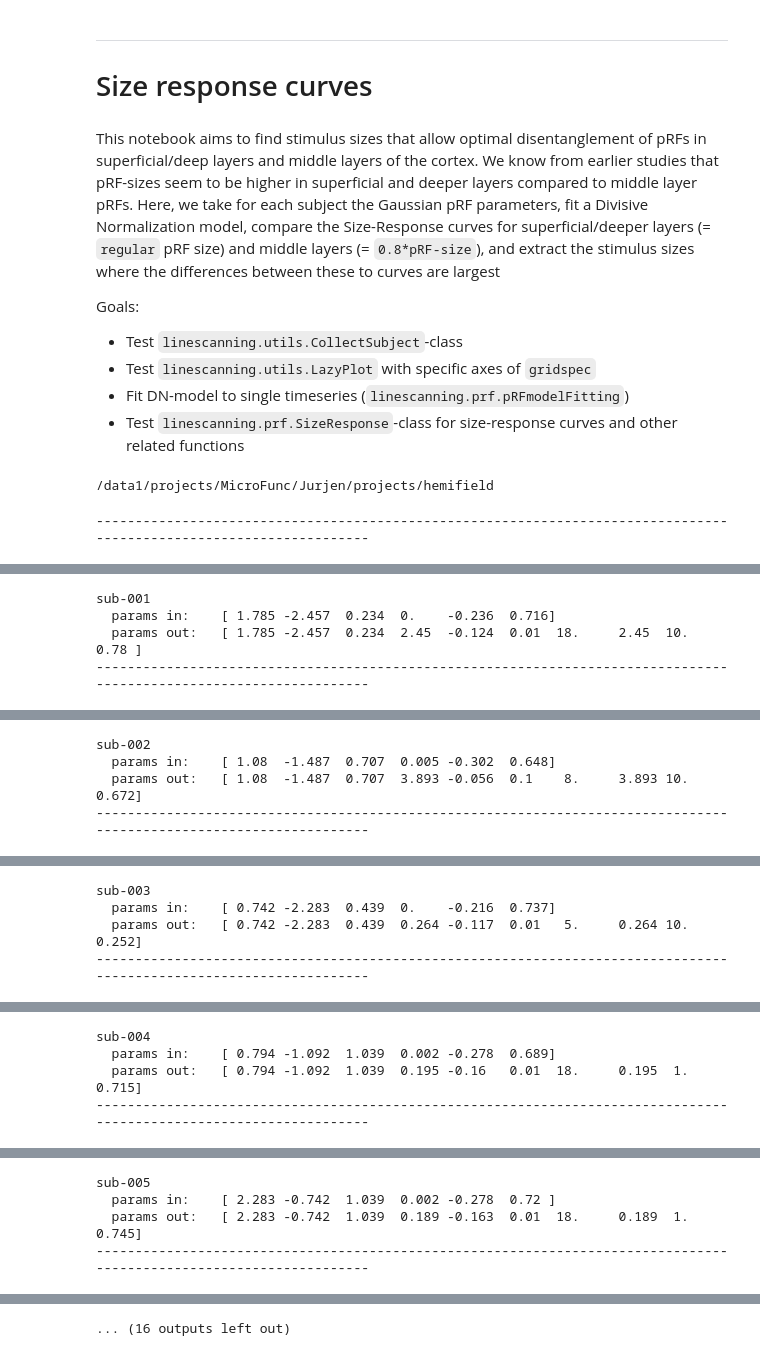
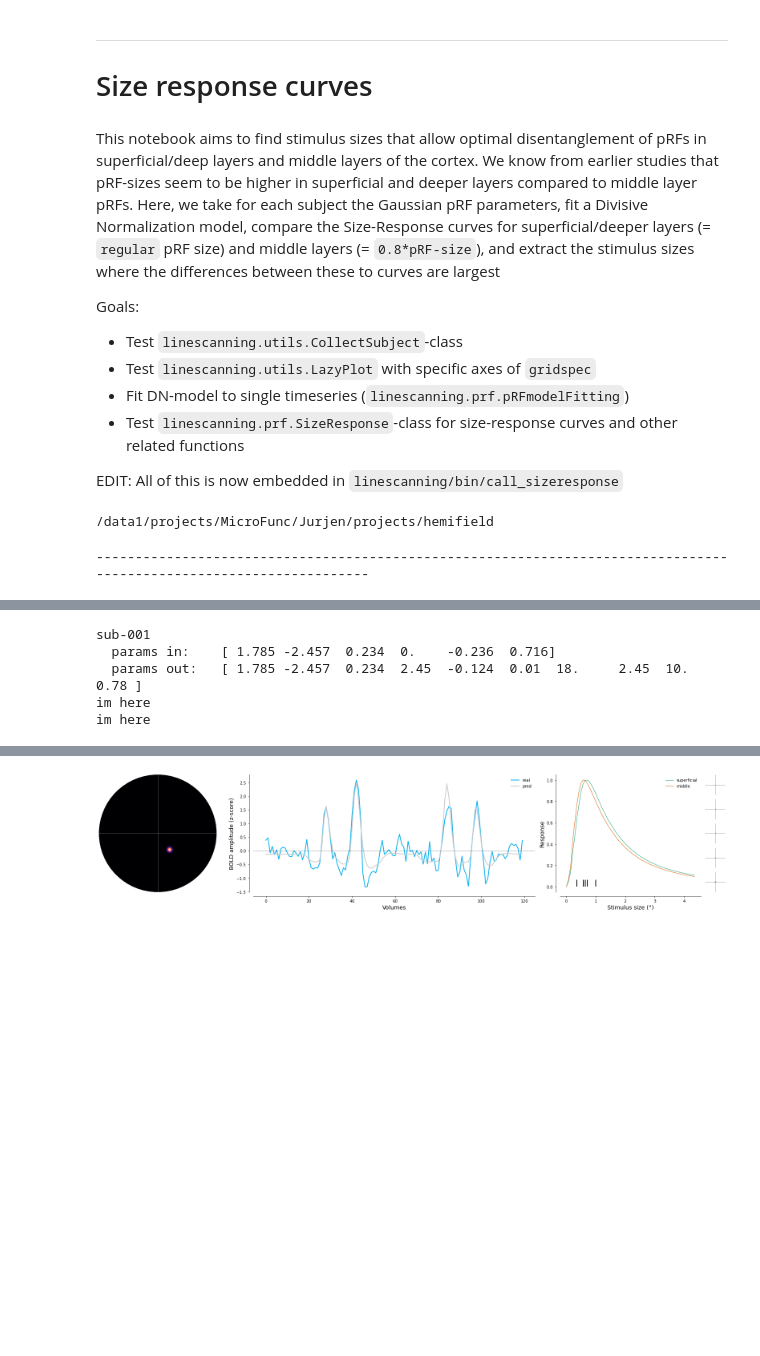
Before and after one commit to spinoza-centre/pRFline, a Jupyter notebook: notebooks/prf_sizeresponse2.ipynb, the cells around one changed output, grey strips where cells are left out. Saved outputs shown, nothing was run; the diff lists cells and outputs as text; code cells hidden in the pictures; blank space fills up the shorter version.

```diff
--- a/notebooks/prf_sizeresponse2.ipynb
+++ b/notebooks/prf_sizeresponse2.ipynb
@@ -9,6 +9,8 @@ Goals:
 - Test `linescanning.utils.LazyPlot` with specific axes of `gridspec`
 - Fit DN-model to single timeseries (`linescanning.prf.pRFmodelFitting`)
 - Test `linescanning.prf.SizeResponse`-class for size-response curves and other related functions
+
+EDIT: All of this is now embedded in `linescanning/bin/call_sizeresponse`
 # %%
 %reload_ext autoreload
 %autoreload 2
@@ -38,7 +36,7 @@ fig_dir = opj(base_dir, 'code', 'figures', 'prf')
 # %%
 # general settings
 subj_list = ['sub-001', 'sub-002', 'sub-003', 'sub-004', 'sub-005', 'sub-006', 'sub-007', 'sub-008', 'sub-009']
-# subj_list = ['sub-003'] #, 'sub-006']
+# subj_list = ['sub-001'] #, 'sub-006']
 hemi = "lh"
 line_width = 2
 
@@ -47,7 +45,7 @@ for idx,subject in enumerate(subj_list):
     print("--------------------------------------------------------------------------------------------------------------------")
 
     prfdir = opj(base_dir, 'derivatives', 'prf', subject, 'ses-1')
-    cxdir = opj(base_dir, 'derivatives', 'prf', subject)
+    cxdir = opj(base_dir, 'derivatives', 'pycortex', subject)
 
     fig = plt.figure(constrained_layout=True, figsize=(30,5))
     gs00 = fig.add_gridspec(1,4, width_ratios=[10,20,10,10])
@@ -66,11 +64,11 @@ for idx,subject in enumerate(subj_list):
     prf.plot_prf(subject_info.prf_array, subject_info.settings['vf_extent'], ax=ax1)
 
     # Get and plot fMRI signal
-    data_fn = utils.get_file_from_substring(f"avg_bold_{hemi_tag}.npy", subject_info.prfdir)
+    data_fn = utils.get_file_from_substring(f"avg_bold_{hemi_tag}.npy", subject_info.prf_dir)
     if data_fn != None:
         data = np.load(data_fn)[...,subject_info.return_target_vertex(hemi=hemi)]
     else:
-        raise ValueError(f"Could not find file with '{hemi_tag}.npy' in {prfdir}")
+        raise ValueError(f"Could not find file with '{hemi_tag}.npy' in {subject_info.prf_dir}")
 
     # do DN-model fit
     # define model
@@ -87,7 +85,7 @@ for idx,subject in enumerate(subj_list):
                                       stage="grid",
                                       old_params=insert_params,
                                       verbose=False,
-                                      output_dir=subject_info.prfdir,
+                                      output_dir=subject_info.prf_dir,
                                       nr_jobs=1)
 
         # fit
@@ -154,4 +152,5 @@ for idx,subject in enumerate(subj_list):
 sub-001
   params in:    [ 1.785 -2.457  0.234  0.    -0.236  0.716]
   params out:   [ 1.785 -2.457  0.234  2.45  -0.124  0.01  18.     2.45  10.     0.78 ]
---------------------------------------------------------------------------------------------------------------------
+im here
+im here
@@ -161,4 +157,0 @@ sub-001
-sub-002
-  params in:    [ 1.08  -1.487  0.707  0.005 -0.302  0.648]
-  params out:   [ 1.08  -1.487  0.707  3.893 -0.056  0.1    8.     3.893 10.     0.672]
---------------------------------------------------------------------------------------------------------------------
@@ -168,4 +157,0 @@ sub-002
-sub-003
-  params in:    [ 0.742 -2.283  0.439  0.    -0.216  0.737]
-  params out:   [ 0.742 -2.283  0.439  0.264 -0.117  0.01   5.     0.264 10.     0.252]
---------------------------------------------------------------------------------------------------------------------
@@ -175,4 +157,0 @@ sub-003
-sub-004
-  params in:    [ 0.794 -1.092  1.039  0.002 -0.278  0.689]
-  params out:   [ 0.794 -1.092  1.039  0.195 -0.16   0.01  18.     0.195  1.     0.715]
---------------------------------------------------------------------------------------------------------------------
@@ -182,4 +157,0 @@ sub-004
-sub-005
-  params in:    [ 2.283 -0.742  1.039  0.002 -0.278  0.72 ]
-  params out:   [ 2.283 -0.742  1.039  0.189 -0.163  0.01  18.     0.189  1.     0.745]
---------------------------------------------------------------------------------------------------------------------
@@ -189 +158 @@ sub-005
-... (16 outputs left out)
+[figure, added]
```
Also changed, not shown: parts of 3 cells of this notebook.
